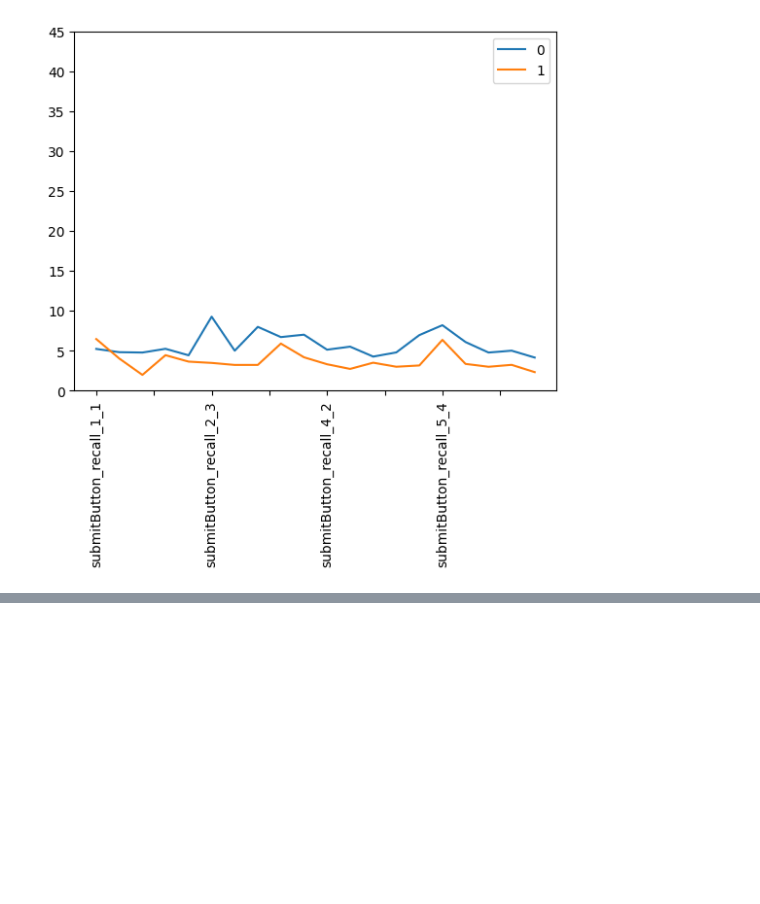
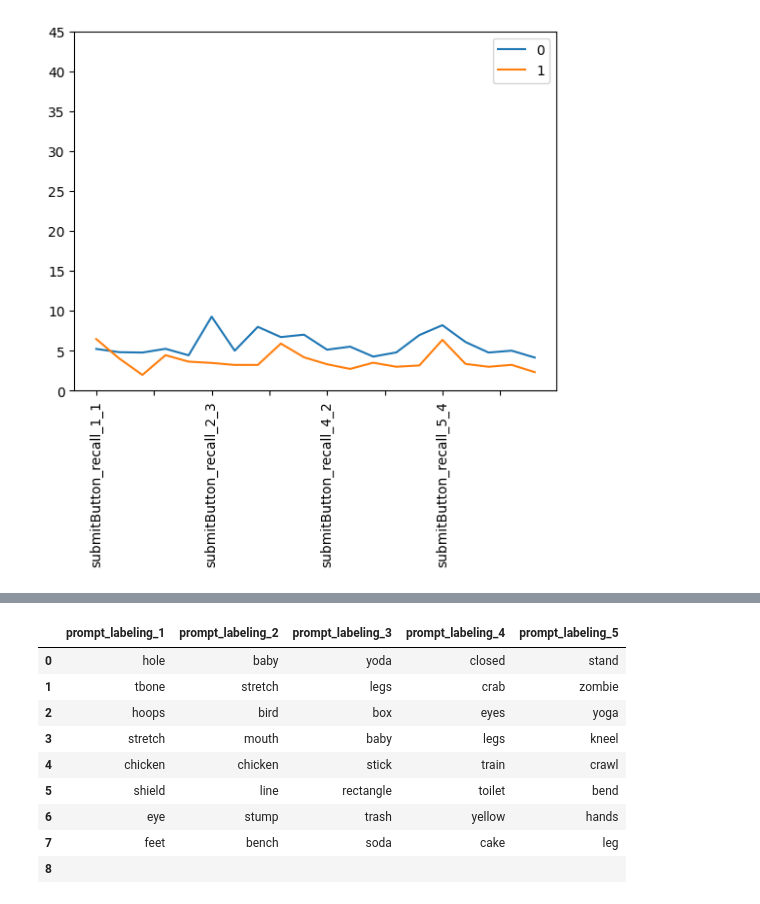
Before and after one commit to JamesPHoughton/organizational-schema-formation, a Jupyter notebook: pilot/analysis.ipynb, the cells around one changed output, grey strips where cells are left out. Cells and saved outputs as stored; diff of their text form; code cells hidden in the pictures; blank space fills up the shorter version.

```diff
--- a/pilot/analysis.ipynb
+++ b/pilot/analysis.ipynb
@@ -67,0 +84,21 @@ plt.ylim(0, 45)
+# %%
+df = pd.DataFrame({key: d['value'].split("\n") for key, d in data[0]['prompts'].items() if 'labeling' in key})
+
+def extract_word(cell):
+    pattern = r"Image \d+:\s*(\w+)\s*"
+    match = re.search(pattern, str(cell), re.IGNORECASE)
+    return match.group(1) if match else cell
+
+df = df.applymap(extract_word)
+df
+# %% [output]
+|  | prompt_labeling_1 | prompt_labeling_2 | prompt_labeling_3 | prompt_labeling_4 | prompt_labeling_5 |
+| 0 | hole | baby | yoda | closed | stand |
+| 1 | tbone | stretch | legs | crab | zombie |
+| 2 | hoops | bird | box | eyes | yoga |
+| 3 | stretch | mouth | baby | legs | kneel |
+| 4 | chicken | chicken | stick | train | crawl |
+| 5 | shield | line | rectangle | toilet | bend |
+| 6 | eye | stump | trash | yellow | hands |
+| 7 | feet | bench | soda | cake | leg |
+| 8 |  |  |  |  |  |
```
Also changed, not shown: parts of 4 cells of this notebook.
